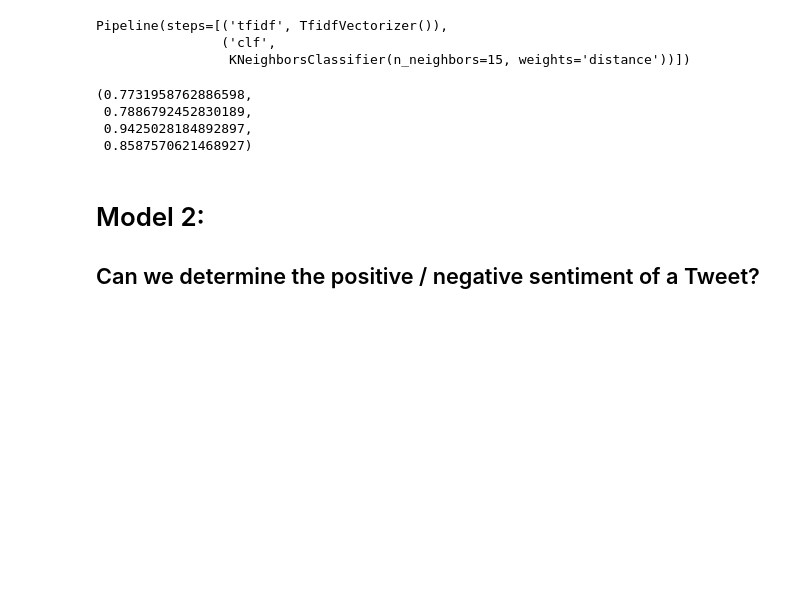
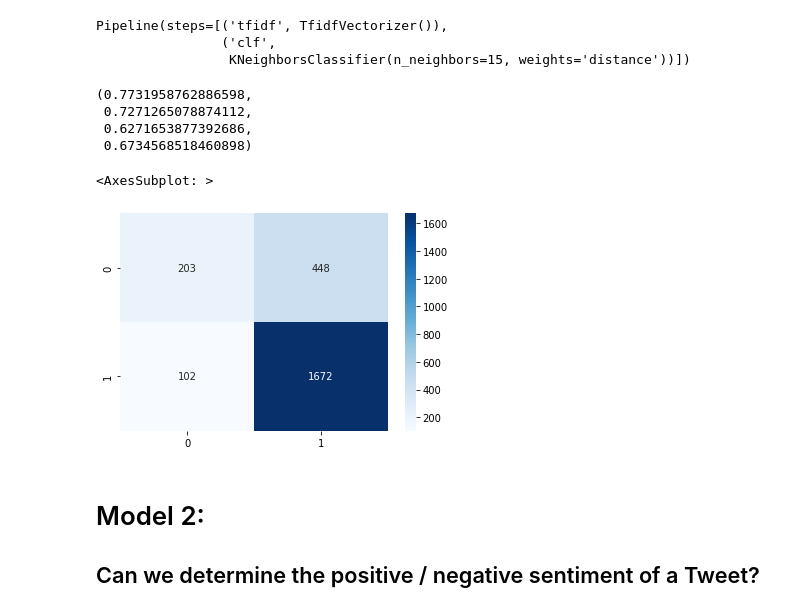
Before and after one commit to gprasad125/dsc180a-project, a Jupyter notebook: notebooks/modeling.ipynb, the cells around one changed output. Cells and saved outputs as stored; diff of their text form; code cells hidden in the pictures; blank space fills up the shorter version.

```diff
--- a/notebooks/modeling.ipynb
+++ b/notebooks/modeling.ipynb
@@ -279,12 +288,18 @@ Pipeline(steps=[('tfidf', TfidfVectorizer()),
                  KNeighborsClassifier(n_neighbors=15, weights='distance'))])
 # %%
 new_preds_knn = opt_knn_model.predict(x_test)
-get_stats(new_preds_knn, y_test)
+get_stats(new_preds_knn, y_test, False)
 # %% [output]
 (0.7731958762886598,
- 0.7886792452830189,
- 0.9425028184892897,
- 0.8587570621468927)
+ 0.7271265078874112,
+ 0.6271653877392686,
+ 0.6734568518460898)
+# %%
+cm_knn_opt = confusion_matrix(y_test, new_preds_knn)
+sns.heatmap(cm_knn_opt, cmap = "Blues", annot = True, fmt = "1")
+# %% [output]
+<AxesSubplot: >
+[figure, added]
 # %% [markdown]
 # Model 2:
 
```
Also changed, not shown: parts of 11 cells of this notebook, 10 other files.
